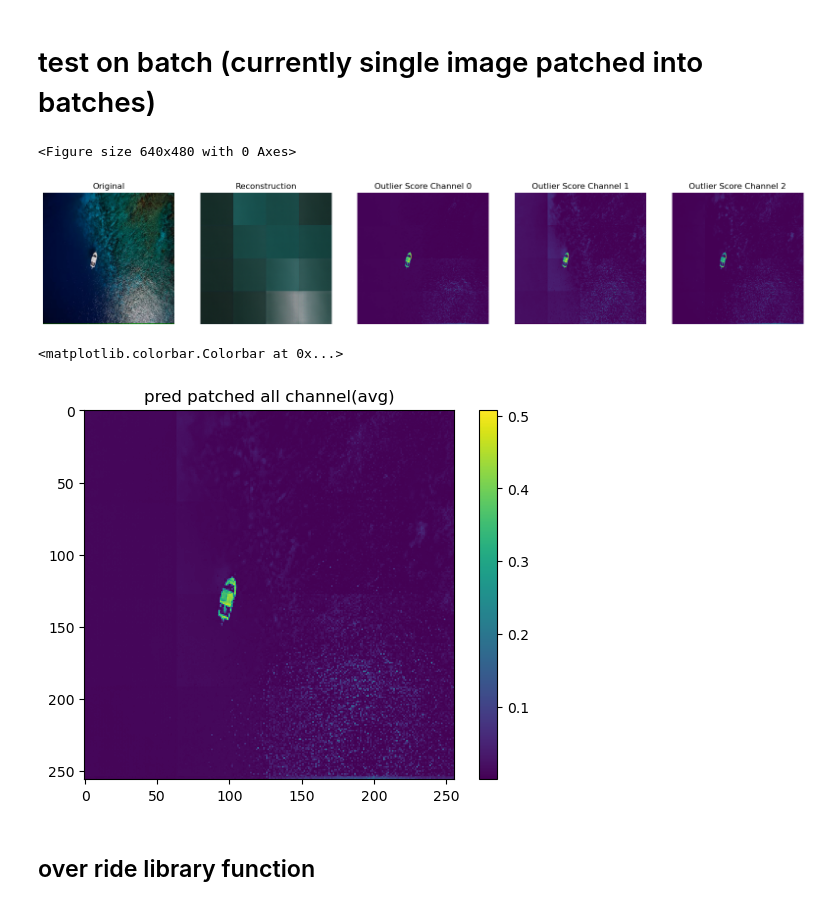
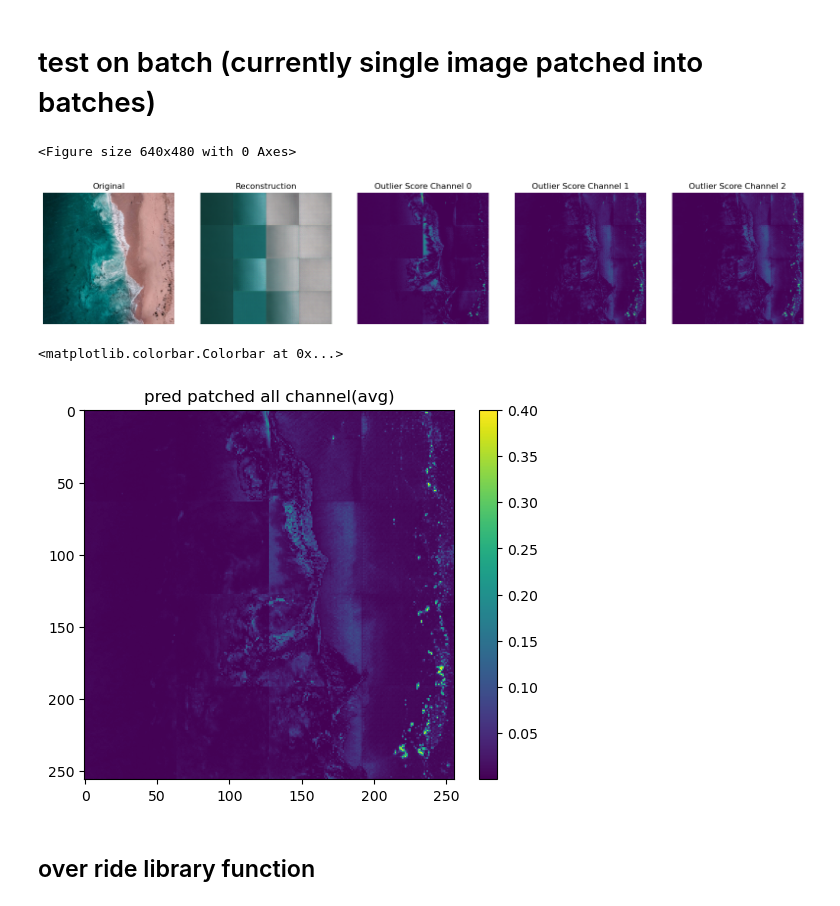
Before and after one commit to ahmadSum1/NTNU_mscThesis, a Jupyter notebook: 264_alibinet_outlier_detection_skb_smallNet.ipynb, the cells around one changed output. Cells and saved outputs as stored; diff of their text form; code cells hidden in the pictures.

Commit message:
toy 2epoch failed
out of context image with shore

```diff
--- a/264_alibinet_outlier_detection_skb_smallNet.ipynb
+++ b/264_alibinet_outlier_detection_skb_smallNet.ipynb
@@ -584,7 +584,7 @@ Is this image an outlier (0 for NO and 1 for YES)? 1
 # img_patches, indices = resize_patch("datasets/bad/12_jpg.rf.3e89e71970211bfc29395fc2a8524c99.jpg")
 # img_patches, indices = resize_patch("datasets/mixed/47_jpg.rf.e9ddd312d9bce1895776d1c2a1c19f94.jpg")
 # img_patches, indices = resize_patch("datasets/bad/8_jpg.rf.b9f95418c204e14db64bc06bcf057d94.jpg")
-img_patches, indices = resize_patch("aerial-shot-boat-beautiful-blue-ocean-bonaire-caribbean_181624-6680.jpg")
+img_patches, indices = resize_patch("aerial-shot-shoreline.jpg")
 
 emp = EMPatches()
 
@@ -607,36 +607,36 @@ merged_pred = emp.merge_patches(Y_masks_list, indices, mode='avg')
 Y['data']['feature_score'] = merged_pred[np.newaxis]
 
 
 
 X_p_recon = od.vae(X_p).numpy()
 
 X_recon = emp.merge_patches([*X_p_recon], indices, mode='avg')
 
 
 
 plt.figure()
 # plt.colorbar()
 plot_feature_outlier_image(Y,
                            X[np.newaxis],
                            X_recon=X_recon[np.newaxis],
                            instance_ids=[0],  # pass a list with indices of instances to display
                            max_instances=16,  # max nb of instances to display
                            outliers_only=False)  # only show outlier predictions
 
 # plt.colorbar()
 plt.show()
 ##############################
 
 
 plt.figure()
 plt.imshow(merged_pred.sum(axis=2)/3)
 plt.title("pred patched all channel(avg)")
 plt.colorbar()
 # %% [output]
 <Figure size 640x480 with 0 Axes>
-[figure, old version]
+[figure, new version]
 <matplotlib.colorbar.Colorbar at 0x...>
-[figure, old version]
+[figure, new version]
 # %% [markdown]
 ## over ride library function
 # %%
```
Also changed, not shown: 1 other file.
